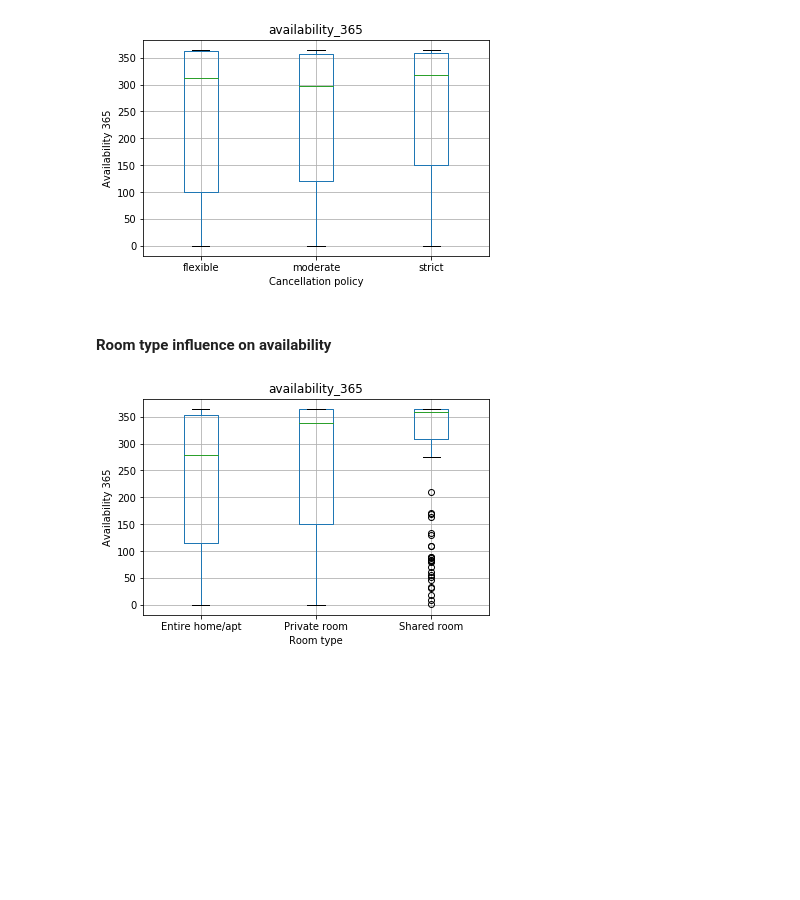
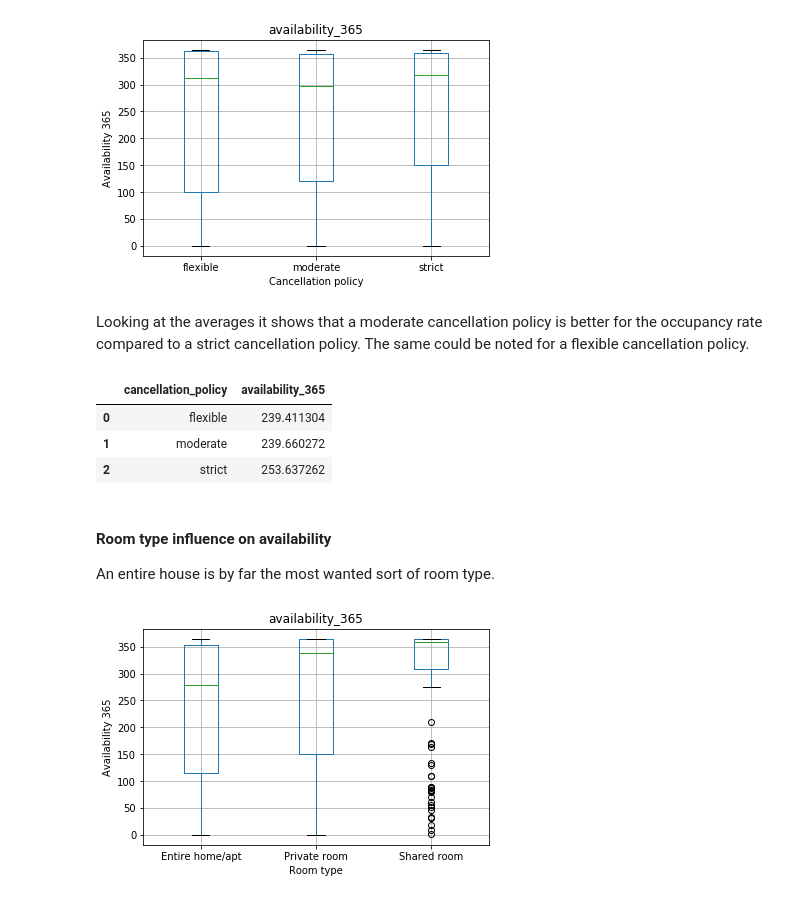
Before and after one commit to FrankTub/Airbnb-bookings, a Jupyter notebook: seattle_airbnb.ipynb, the cells around one changed output. Saved outputs shown, nothing was run; the diff lists cells and outputs as text; code cells hidden in the pictures; blank space fills up the shorter version.

```diff
--- a/seattle_airbnb.ipynb
+++ b/seattle_airbnb.ipynb
@@ -229,6 +261,16 @@ ut.box_plot(data, kpi, 'guests_included', plt);
 ut.box_plot(data, kpi, 'cancellation_policy', plt);
 # %% [output]
 [figure]
+# %% [markdown]
+Looking at the averages it shows that a moderate cancellation policy is better for the occupancy rate compared to a strict cancellation policy. The same could be noted for a flexible cancellation policy.
+# %%
+ut.aggr(data, kpi, 'cancellation_policy')
+# %% [output]
+|  | cancellation_policy | availability_365 |
+| 0 | flexible | 239.411304 |
+| 1 | moderate | 239.660272 |
+| 2 | strict | 253.637262 |
 # %% [markdown]
 #### Room type influence on availability
+An entire house is by far the most wanted sort of room type.
 # %%
```
Also changed, not shown: parts of 23 cells of this notebook.
